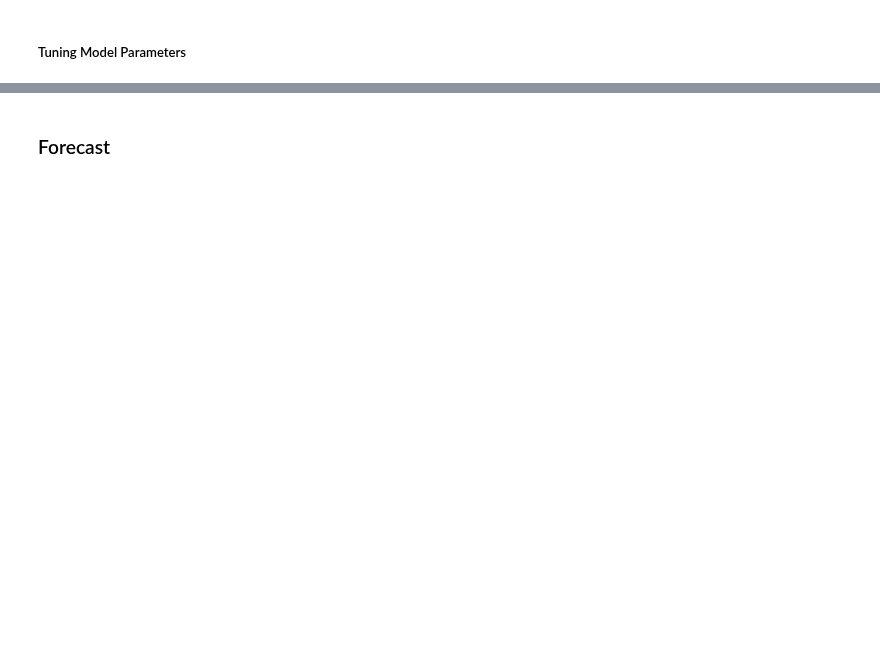
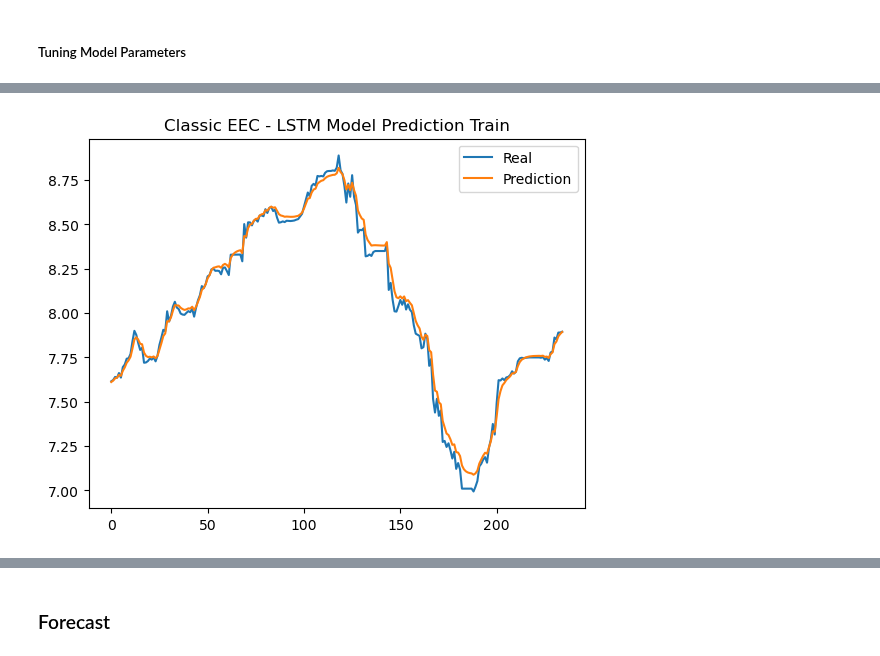
Before and after one commit to R4nd0mnam3/Time_series_Prediction, a Jupyter notebook: main.ipynb, the cells around one changed output, grey strips where cells are left out. Saved outputs shown, nothing was run; the diff lists cells and outputs as text; code cells hidden in the pictures; blank space fills up the shorter version.

```diff
--- a/main.ipynb
+++ b/main.ipynb
@@ -441,6 +451,14 @@ Best MSE: 0.000174
 # %%
-data_type = "validation"
-y_pred, y = LSTM.predict(data=data_type)
+data_type = "train"
+y_pre_train, y = LSTM.predict(data=data_type)
+y_pre_train, y = minmax_scaler.inverse_transform(y_pre_train.reshape(-1,1)), minmax_scaler.inverse_transform(y.reshape(-1,1))
 
-y_pred, y = minmax_scaler.inverse_transform(y_pred.reshape(-1,1)), minmax_scaler.inverse_transform(y.reshape(-1,1))
+plt.figure()
+plt.title("Classic EEC - LSTM Model Prediction Train")
+plt.plot(y, label="Real")
+plt.plot(y_pre_train, label="Prediction")
+plt.legend()
+plt.show()
+# %% [output]
+[figure, added]
 # %%
```
Also changed, not shown: parts of 18 cells of this notebook, 5 other files.
